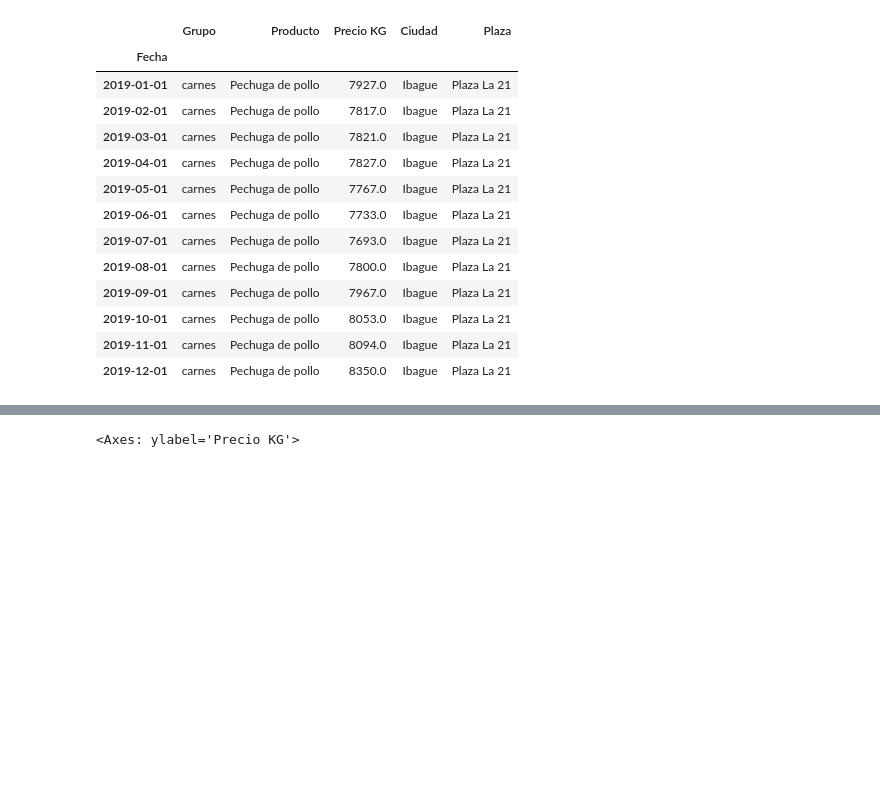
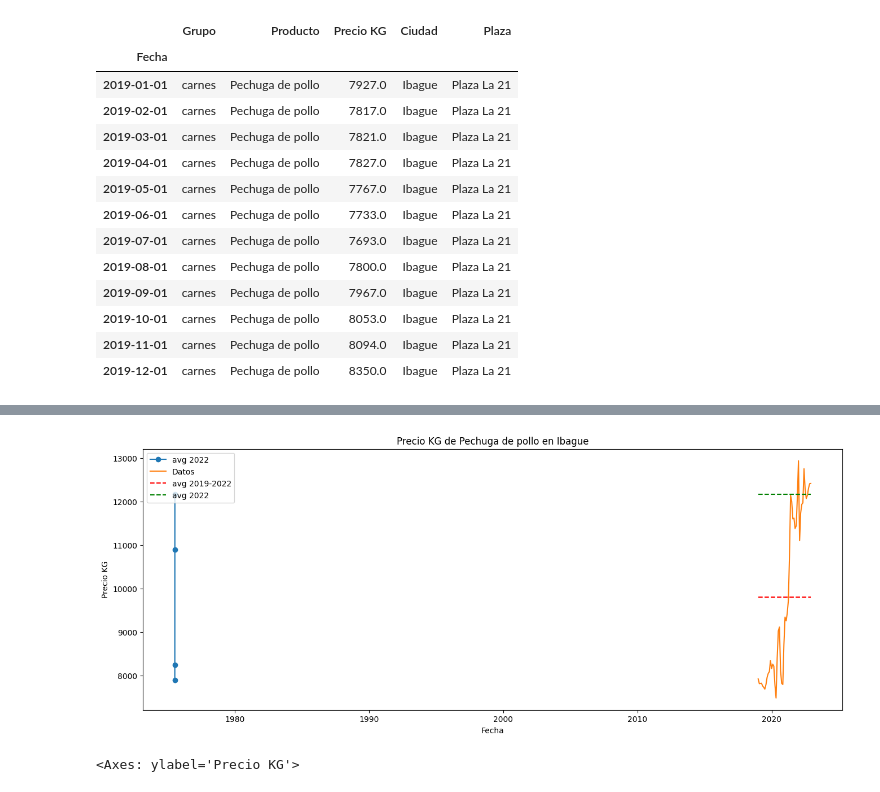
Before and after one commit to RioDeMilo/RETAIL-PRICES-COLOMBIA, a Jupyter notebook: IPC1823.ipynb, the cells around one changed output, grey strips where cells are left out. Drawn from its saved outputs; the diff is of its cells as text; code cells hidden in the pictures; blank space fills up the shorter version.

```diff
--- a/IPC1823.ipynb
+++ b/IPC1823.ipynb
@@ -561,3 +537,25 @@ Year_mean.head()
+# %%
+x = dfpc.index
+y = dfpc['Precio KG']
+y_avg = [np.mean(y)] * len(x)
+y_22 = dfpc.loc["2022":"2023","Precio KG"]
+y_avg22=[np.mean(y_22)]* len(x)
+Year_mean_x = Year_mean.index
+Year_mean_y = Year_mean['Precio KG']
+plt.figure(figsize=(16,6))
+plt.title(t)
+plt.xlabel('Fecha')
+plt.ylabel('Precio KG')
+plt.plot(Year_mean_x,Year_mean_y,label='avg 2022',marker="o")
+sns.lineplot(data =dfpc,x='Fecha',y='Precio KG',label ='Datos')
+plt.plot(x, y_avg, color='red', ls='--',label ='avg 2019-2022')
+plt.plot(x,y_avg22, color="green",ls="--",label='avg 2022')
+
+
+plt.legend(loc="upper left")
+plt.show()
+# %% [output]
+[figure, added]
 # %%
 # here now i need to use a dict to plot the year insstead oif the number of every index
 sns.regplot(x=dflin.index, y=dflin['Precio KG'])
```
Also changed, not shown: parts of 11 cells of this notebook.
